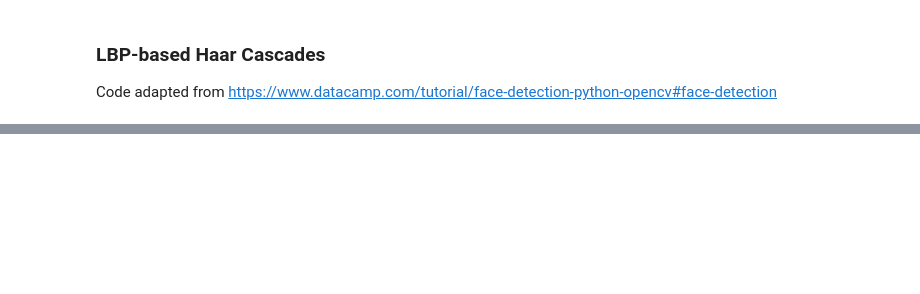
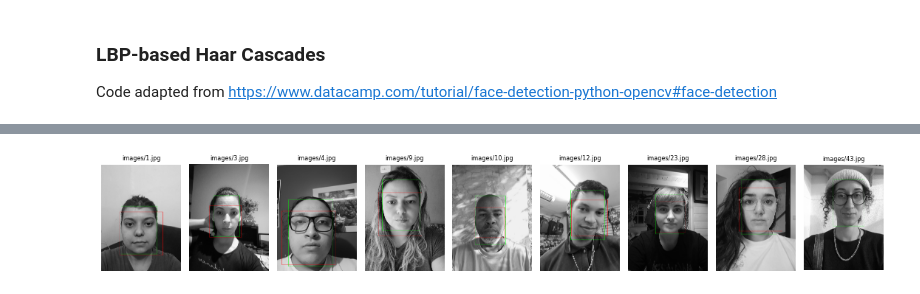
Before and after one commit to suxxmjz/encm-509-final-project, a Jupyter notebook: face_detection.ipynb, the cells around one changed output, grey strips where cells are left out. Drawn from its saved outputs; the diff is of its cells as text; code cells hidden in the pictures; blank space fills up the shorter version.

Commit message:
add hog+svm algorithm, calculate precision and recall for each algo params

```diff
--- a/face_detection.ipynb
+++ b/face_detection.ipynb
@@ -453,0 +513,99 @@ True Positives: 0, False Positives: 4, False Negatives: 5
+# %%
+import os
+import cv2
+import xml.etree.ElementTree as ET
+import pandas as pd
+
+xml_file = "data/corrected.xml"
+tree = ET.parse(xml_file)
+root = tree.getroot()
+
+truth_data = []
+image_paths = []
+
+for image in root.findall("image"):
+    img_name = image.get("name")
+    width = int(image.get("width"))
+    height = int(image.get("height"))
+
+    for box in image.findall("box"):
+        xtl = float(box.get("xtl"))
+        ytl = float(box.get("ytl"))
+        xbr = float(box.get("xbr"))
+        ybr = float(box.get("ybr"))
+        truth_data.append({
+            "name": img_name,
+            "bbox": (xtl, ytl, xbr, ybr),
+            "width": width,
+            "height": height
+        })
+        image_paths.append(os.path.join("data/images", os.path.basename(img_name)))
+
+grayscale_images = []
+valid_truth_data = []
+
+for path, tdata in zip(image_paths, truth_data):
+    img = cv2.imread(path)
+    if img is not None:
+        gray = cv2.cvtColor(img, cv2.COLOR_BGR2GRAY)
+        grayscale_images.append(gray)
+        valid_truth_data.append(tdata)
+    else:
+        print(f"[WARNING] Could not load: {path}")
+
+
+def hog_svm_faces(images, truth_data):
+    import dlib
+    face_detector = dlib.get_frontal_face_detector()
+
+    results = []
+    processed_images = []
+    image_names = []
+    all_iou_scores = []
+
+    for image, truth in zip(images, truth_data):
+        gray = image.copy()
+        image_copy = cv2.cvtColor(gray, cv2.COLOR_GRAY2BGR)
+
+        detections = face_detector(gray)
+        iou_list = []
+
+        # Green box = ground truth
+        x1, y1, x2, y2 = map(int, truth['bbox'])
+        cv2.rectangle(image_copy, (x1, y1), (x2, y2), (0, 255, 0), 4)
+
+        # Red box = detections
+        for det in detections:
+            dx1, dy1, dx2, dy2 = det.left(), det.top(), det.right(), det.bottom()
+            pred_box = (dx1, dy1, dx2, dy2)
+            iou = calculate_iou(pred_box, truth['bbox'])
+            iou_list.append(iou)
+            cv2.rectangle(image_copy, (dx1, dy1), (dx2, dy2), (0, 0, 255), 4)
+
+        results.append({
+            "Image": truth['name'],
+            "Detected Faces": len(detections),
+            "IoU": iou_list
+        })
+
+        all_iou_scores.append(iou_list)
+        img_rgb = cv2.cvtColor(image_copy, cv2.COLOR_BGR2RGB)
+        processed_images.append(img_rgb)
+        image_names.append(truth['name'])
+
+    return results, processed_images, image_names, all_iou_scores
+
+results, processed_images, image_names, iou_scores = hog_svm_faces(grayscale_images, valid_truth_data)
+df_results_hog = pd.DataFrame(results)
+
+print(df_results_hog[['Image', 'Detected Faces', 'IoU']])
+display_images_in_grid(processed_images, image_names, images_per_row=9)
+
+TP, FP, FN = calc_metrics_from_iou_threshold(0.5, df_results_hog['IoU'])
+print(f"True Positives: {TP}, False Positives: {FP}, False Negatives: {FN}")
+
+precision = TP / (TP + FP)
+recall = TP / (TP + FN)
+
+print(f"Precision: {precision:.4f}, Recall: {recall:.4f}")
+# %% [output]
@@ -453,0 +622 @@ True Positives: 0, False Positives: 4, False Negatives: 5
+[figure, added]
```
Also changed, not shown: parts of 15 cells of this notebook, 1 other file.
